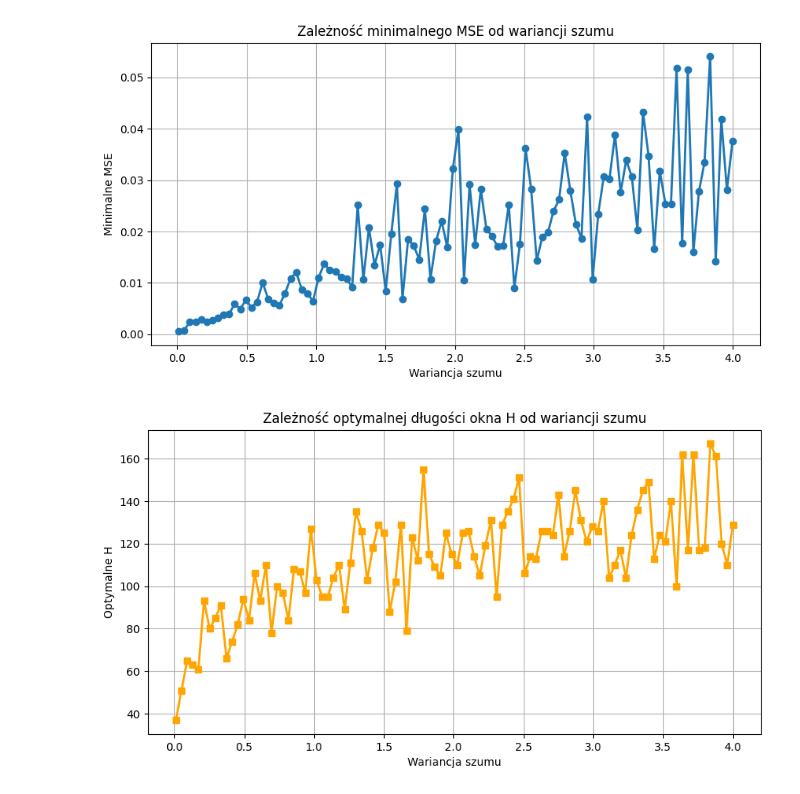
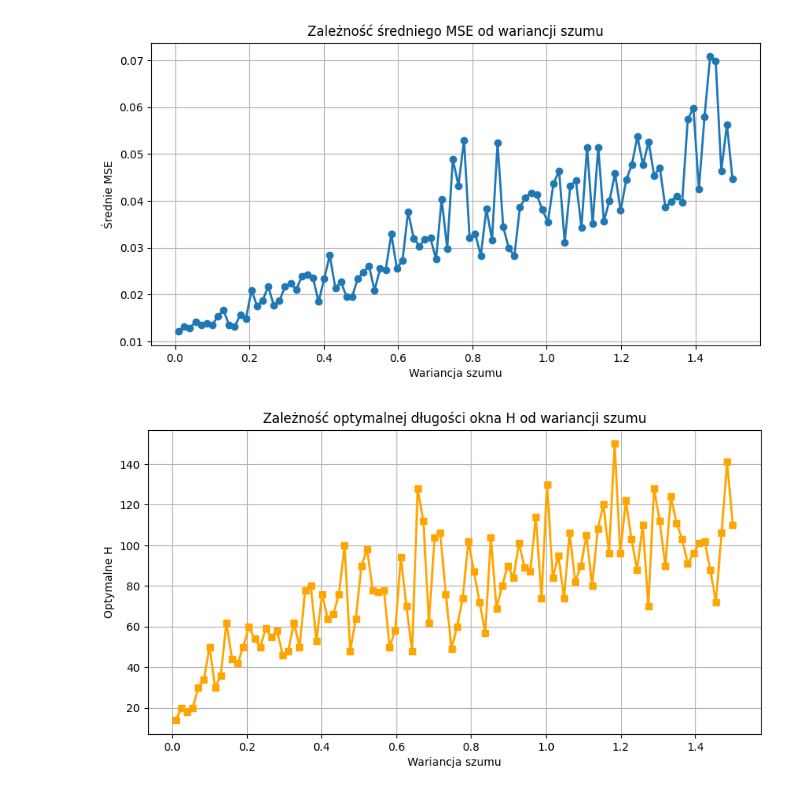
Before and after one commit to TainCurt/Sterowanie-Adaptacyjne-Projekt, a Jupyter notebook: Projekt1/projekt.ipynb, the cells around one changed output. Drawn from its saved outputs; the diff is of its cells as text; code cells hidden in the pictures.

Commit message:
zmiana niektórych parametrów, wykres MSE/var teraz ze średniej, liczenie sinusa jako sin(0.01k)

```diff
--- a/Projekt1/projekt.ipynb
+++ b/Projekt1/projekt.ipynb
@@ -100,7 +100,7 @@ def moving_average_fast(theta, H):
     return np.convolve(theta, np.ones(H) / H, mode='same')
 
 # --- Zakres H (liniowy) ---
-H_values = np.arange(1, 200)  # od 1 do 200 włącznie
+H_values = np.arange(1, 301)  # od 1 do 200 włącznie
 mse_values = []
 
 # --- Liczenie MSE dla każdego H ---
@@ -131,7 +131,7 @@ plt.figure(figsize=(10,5))
 plt.plot(t, y_noisy, color='gray', alpha=0.5, label='Zaszumiony sygnał')
 plt.plot(t, theta_hat_best, color='orange', linewidth=2, label=f'Uśredniony (H={best_H})')
 plt.plot(t, y_clean, '--', color='red', linewidth=1.8, label='Czysty sinus')
-plt.xlabel('t')
+plt.xlabel('N')
 plt.ylabel('θ')
 plt.legend()
 plt.grid(True)
@@ -157,16 +157,17 @@ def moving_average_fast(theta, H):
     return np.convolve(theta, np.ones(H) / H, mode='same')
 
 # --- Parametry ---
-n = 1000
-t = np.linspace(0, 4 * np.pi, n)
+n = 500
+sample_numbers = np.arange(1, n + 1)  # numery próbek: 1, 2, ..., n
 A = 1
-y_clean = A * np.sin(t)
+y_clean = A * np.sin(0.01 * sample_numbers)  # sin(0.01 * numer próbki)
+
 
 # --- Wariancje szumu do testów ---
-noise_variances = np.linspace(0.01, 4, 100)  # 10 wartości wariancji od 0.01 do 4
+noise_variances = np.linspace(0.01, 1.5, 100)
 
+mean_MSE_list = []
 best_H_list = []
-best_MSE_list = []
 
 for desired_var in noise_variances:
     # Generacja szumu
@@ -174,39 +175,39 @@ for desired_var in noise_variances:
     y_noisy = y_clean + noise
 
     # Zakres długości okna
     H_values = np.arange(1, 201)
     mse_values = []
 
     # Liczenie MSE dla każdego H
     for H in H_values:
         theta_hat = moving_average_fast(y_noisy, H)
         mse = np.mean((theta_hat - y_clean) ** 2)
         mse_values.append(mse)
 
     mse_values = np.array(mse_values)
-    best_H = H_values[np.argmin(mse_values)]
-    best_mse = np.min(mse_values)
+    mean_mse = np.mean(mse_values)          # średnie MSE po wszystkich H
+    best_H = H_values[np.argmin(mse_values)]  # H dające minimalne MSE
 
+    mean_MSE_list.append(mean_mse)
     best_H_list.append(best_H)
-    best_MSE_list.append(best_mse)
 
-# --- Wykres: minimalne MSE w funkcji wariancji szumu ---
+# --- Wykres: średnie MSE w funkcji wariancji szumu ---
 plt.figure(figsize=(10, 5))
-plt.plot(noise_variances, best_MSE_list, 'o-', linewidth=2)
+plt.plot(noise_variances, mean_MSE_list, 'o-', linewidth=2)
 plt.xlabel('Wariancja szumu')
-plt.ylabel('Minimalne MSE')
-plt.title('Zależność minimalnego MSE od wariancji szumu')
+plt.ylabel('Średnie MSE')
+plt.title('Zależność średniego MSE od wariancji szumu')
 plt.grid(True)
 plt.show()
 
 # --- Wykres: optymalne H w funkcji wariancji szumu ---
 plt.figure(figsize=(10, 5))
 plt.plot(noise_variances, best_H_list, 's-', color='orange', linewidth=2)
 plt.xlabel('Wariancja szumu')
 plt.ylabel('Optymalne H')
 plt.title('Zależność optymalnej długości okna H od wariancji szumu')
 plt.grid(True)
 plt.show()
 # %% [output]
-[figure, old version]
+[figure, new version]
-[figure, old version]
+[figure, new version]
```
Also changed, not shown: parts of 3 cells of this notebook.
